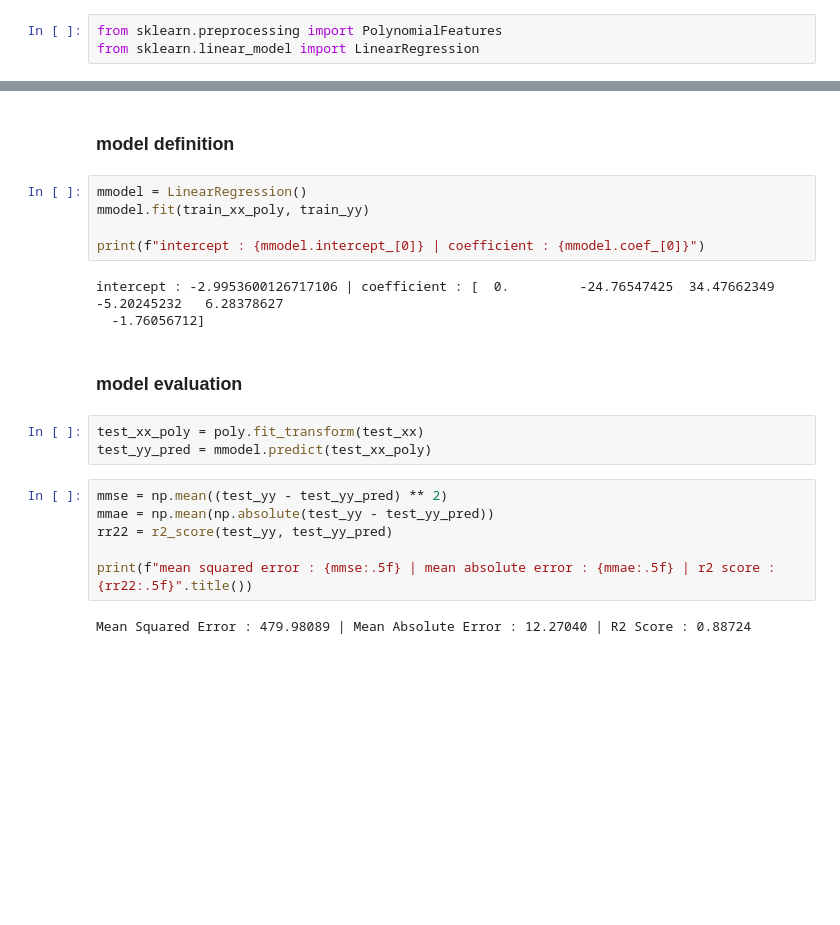
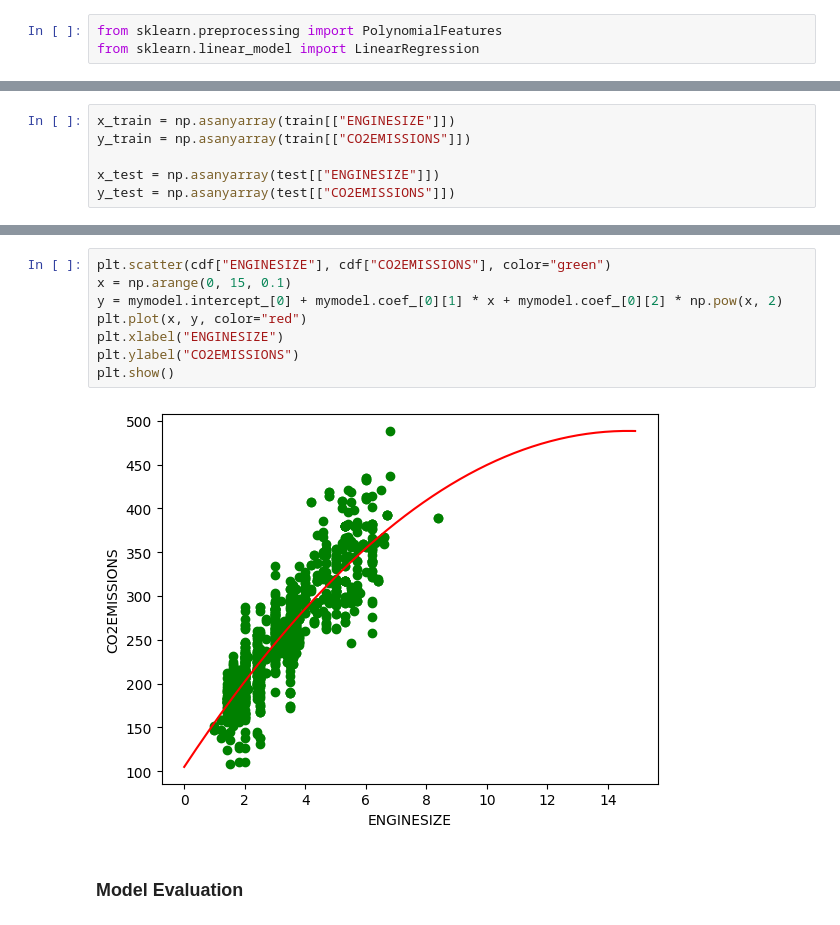
Before and after one commit to fahime9407/Machine-Learning-Path, a Jupyter notebook: regression/practicePoly.ipynb, the cells around one changed output, grey strips where cells are left out. Saved outputs shown, nothing was run; the diff lists cells and outputs as text; blank space fills up the shorter version.

```diff
--- a/regression/practicePoly.ipynb
+++ b/regression/practicePoly.ipynb
@@ -72,3 +121,9 @@ from sklearn.linear_model import LinearRegression
+# %%
+x_train = np.asanyarray(train[["ENGINESIZE"]])
+y_train = np.asanyarray(train[["CO2EMISSIONS"]])
+
+x_test = np.asanyarray(test[["ENGINESIZE"]])
+y_test = np.asanyarray(test[["CO2EMISSIONS"]])
 # %%
 poly = PolynomialFeatures(degree=2)
 x_train_poly = poly.fit_transform(x_train)
@@ -222,23 +140,12 @@ array([[  1.  ,   2.  ,   8.5 ,   4.  ,  17.  ,  72.25],
-# %% [markdown]
-### model definition
-# %%
-mmodel = LinearRegression()
-mmodel.fit(train_xx_poly, train_yy)
-
-print(f"intercept : {mmodel.intercept_[0]} | coefficient : {mmodel.coef_[0]}")
-# %% [output]
-intercept : -2.9953600126717106 | coefficient : [  0.         -24.76547425  34.47662349  -5.20245232   6.28378627
-  -1.76056712]
-# %% [markdown]
-### model evaluation
-# %%
-test_xx_poly = poly.fit_transform(test_xx)
-test_yy_pred = mmodel.predict(test_xx_poly)
-# %%
-mmse = np.mean((test_yy - test_yy_pred) ** 2)
-mmae = np.mean(np.absolute(test_yy - test_yy_pred))
-rr22 = r2_score(test_yy, test_yy_pred)
-
-print(f"mean squared error : {mmse:.5f} | mean absolute error : {mmae:.5f} | r2 score : {rr22:.5f}".title())
-# %% [output]
-Mean Squared Error : 479.98089 | Mean Absolute Error : 12.27040 | R2 Score : 0.88724
+# %%
+plt.scatter(cdf["ENGINESIZE"], cdf["CO2EMISSIONS"], color="green")
+x = np.arange(0, 15, 0.1)
+y = mymodel.intercept_[0] + mymodel.coef_[0][1] * x + mymodel.coef_[0][2] * np.pow(x, 2)
+plt.plot(x, y, color="red")
+plt.xlabel("ENGINESIZE")
+plt.ylabel("CO2EMISSIONS")
+plt.show()
+# %% [output]
+[figure, added]
+# %% [markdown]
+### Model Evaluation
```
Also changed, not shown: parts of 64 cells of this notebook, 1 other file.
